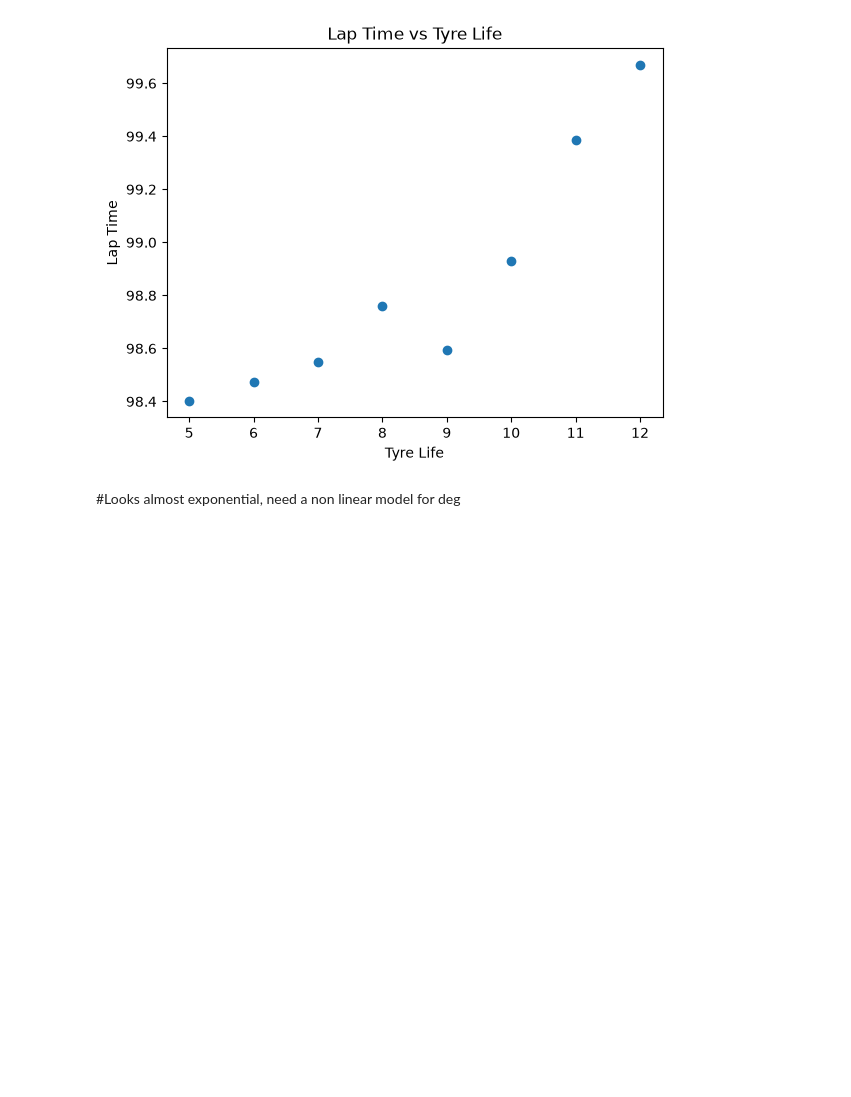
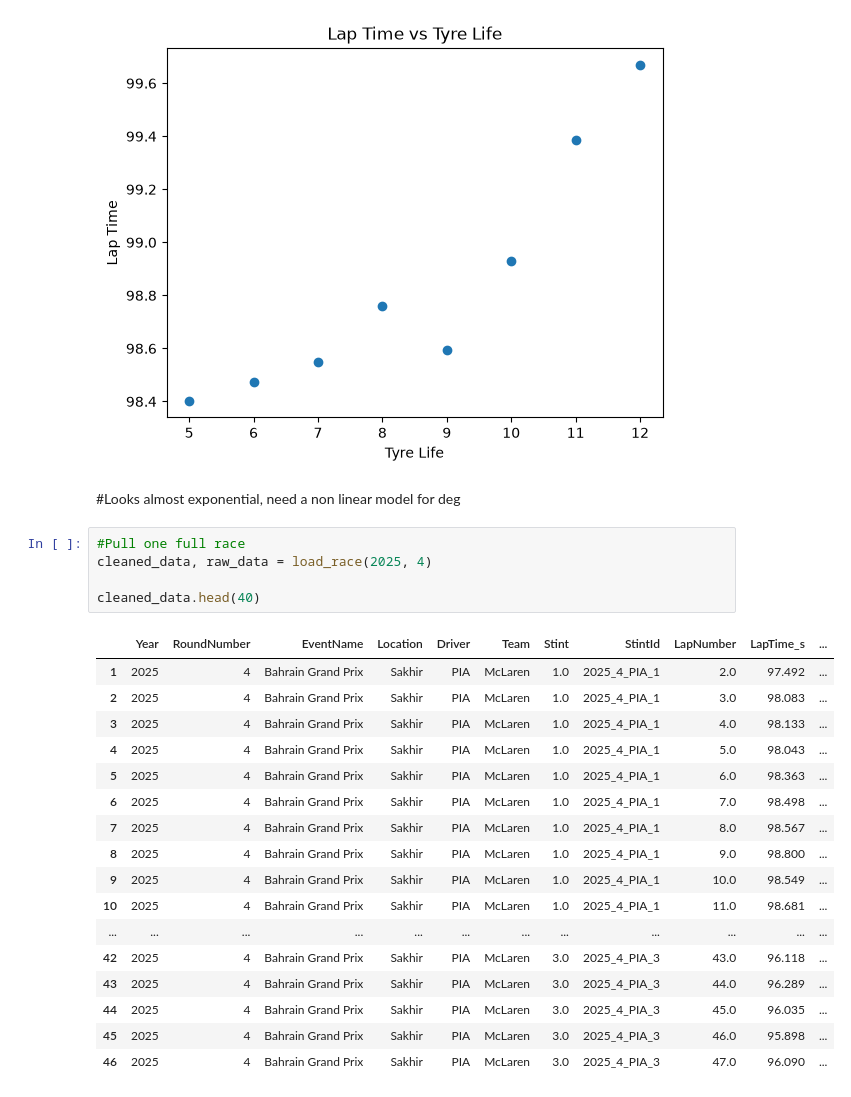
Before and after one commit to JordanMongardini1/f1-tyre-strategy, a Jupyter notebook: notebooks/01_data_exploration.ipynb, the cells around one changed output. Saved outputs shown, nothing was run; the diff lists cells and outputs as text; blank space fills up the shorter version.

```diff
--- a/notebooks/01_data_exploration.ipynb
+++ b/notebooks/01_data_exploration.ipynb
@@ -93,3 +76,26 @@ plt.show()
 [figure]
 # %% [markdown]
 #Looks almost exponential, need a non linear model for deg
+# %%
+#Pull one full race
+cleaned_data, raw_data = load_race(2025, 4)
+
+cleaned_data.head(40)
+# %% [output]
+|  | Year | RoundNumber | EventName | Location | Driver | Team | Stint | StintId | LapNumber | LapTime_s | ... |
+| 1 | 2025 | 4 | Bahrain Grand Prix | Sakhir | PIA | McLaren | 1.0 | 2025_4_PIA_1 | 2.0 | 97.492 | ... |
+| 2 | 2025 | 4 | Bahrain Grand Prix | Sakhir | PIA | McLaren | 1.0 | 2025_4_PIA_1 | 3.0 | 98.083 | ... |
+| 3 | 2025 | 4 | Bahrain Grand Prix | Sakhir | PIA | McLaren | 1.0 | 2025_4_PIA_1 | 4.0 | 98.133 | ... |
+| 4 | 2025 | 4 | Bahrain Grand Prix | Sakhir | PIA | McLaren | 1.0 | 2025_4_PIA_1 | 5.0 | 98.043 | ... |
+| 5 | 2025 | 4 | Bahrain Grand Prix | Sakhir | PIA | McLaren | 1.0 | 2025_4_PIA_1 | 6.0 | 98.363 | ... |
+| 6 | 2025 | 4 | Bahrain Grand Prix | Sakhir | PIA | McLaren | 1.0 | 2025_4_PIA_1 | 7.0 | 98.498 | ... |
+| 7 | 2025 | 4 | Bahrain Grand Prix | Sakhir | PIA | McLaren | 1.0 | 2025_4_PIA_1 | 8.0 | 98.567 | ... |
+| 8 | 2025 | 4 | Bahrain Grand Prix | Sakhir | PIA | McLaren | 1.0 | 2025_4_PIA_1 | 9.0 | 98.800 | ... |
+| 9 | 2025 | 4 | Bahrain Grand Prix | Sakhir | PIA | McLaren | 1.0 | 2025_4_PIA_1 | 10.0 | 98.549 | ... |
+| 10 | 2025 | 4 | Bahrain Grand Prix | Sakhir | PIA | McLaren | 1.0 | 2025_4_PIA_1 | 11.0 | 98.681 | ... |
+| ... | ... | ... | ... | ... | ... | ... | ... | ... | ... | ... | ... |
+| 42 | 2025 | 4 | Bahrain Grand Prix | Sakhir | PIA | McLaren | 3.0 | 2025_4_PIA_3 | 43.0 | 96.118 | ... |
+| 43 | 2025 | 4 | Bahrain Grand Prix | Sakhir | PIA | McLaren | 3.0 | 2025_4_PIA_3 | 44.0 | 96.289 | ... |
+| 44 | 2025 | 4 | Bahrain Grand Prix | Sakhir | PIA | McLaren | 3.0 | 2025_4_PIA_3 | 45.0 | 96.035 | ... |
+| 45 | 2025 | 4 | Bahrain Grand Prix | Sakhir | PIA | McLaren | 3.0 | 2025_4_PIA_3 | 46.0 | 95.898 | ... |
+| 46 | 2025 | 4 | Bahrain Grand Prix | Sakhir | PIA | McLaren | 3.0 | 2025_4_PIA_3 | 47.0 | 96.090 | ... |
```
Also changed, not shown: parts of 17 cells of this notebook, 5 other files.
